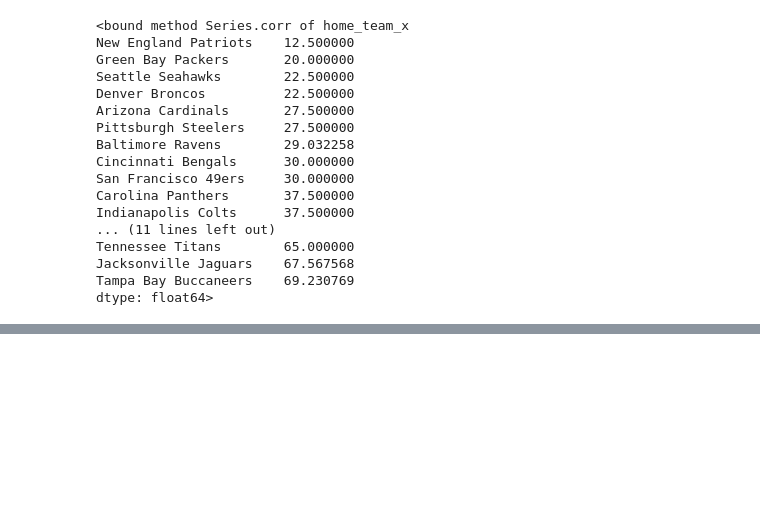
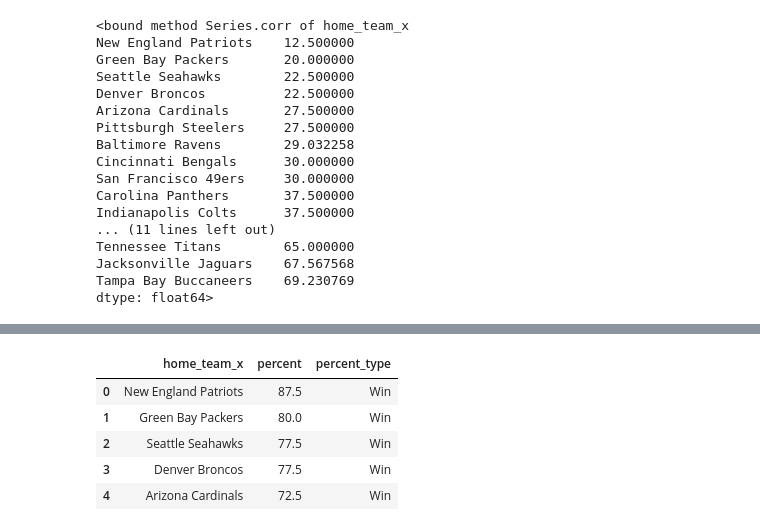
Before and after one commit to EmanPresley/SMU-Project-1-NFL-Arrests, a Jupyter notebook: Eman_work/Eman_work.ipynb, the cells around one changed output, grey strips where cells are left out. Cells and saved outputs as stored; diff of their text form; code cells hidden in the pictures; blank space fills up the shorter version.

```diff
--- a/Eman_work/Eman_work.ipynb
+++ b/Eman_work/Eman_work.ipynb
@@ -306,0 +247,12 @@ The correlation of Home Wins to Home Losses is -1.0. There is no correlaton to h
+# %%
+win_df =  pd.DataFrame(win_perc).reset_index()
+win_df.columns = ["home_team_x","percent"]
+win_df["percent_type"] = "Win"
+win_df.head()
+# %% [output]
+|  | home_team_x | percent | percent_type |
+| 0 | New England Patriots | 87.5 | Win |
+| 1 | Green Bay Packers | 80.0 | Win |
+| 2 | Seattle Seahawks | 77.5 | Win |
+| 3 | Denver Broncos | 77.5 | Win |
+| 4 | Arizona Cardinals | 72.5 | Win |
```
Also changed, not shown: parts of 8 cells of this notebook.
